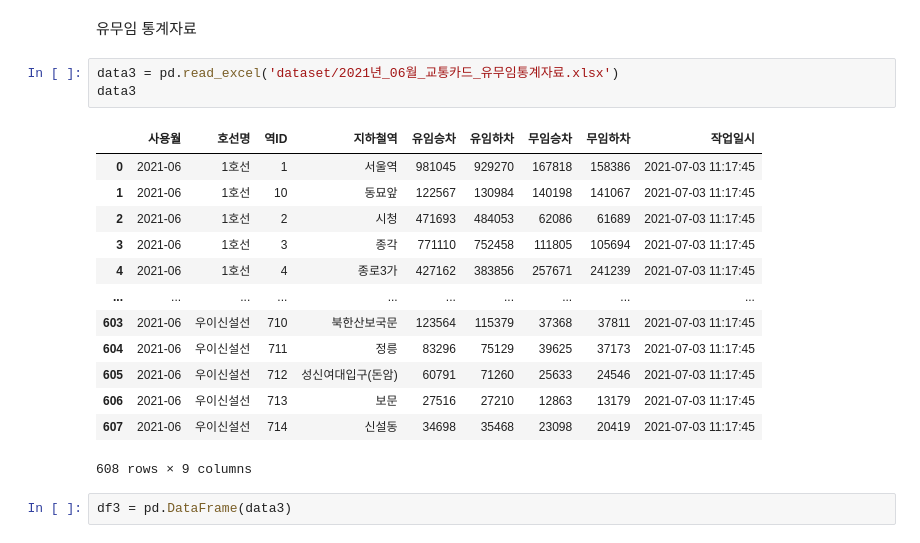
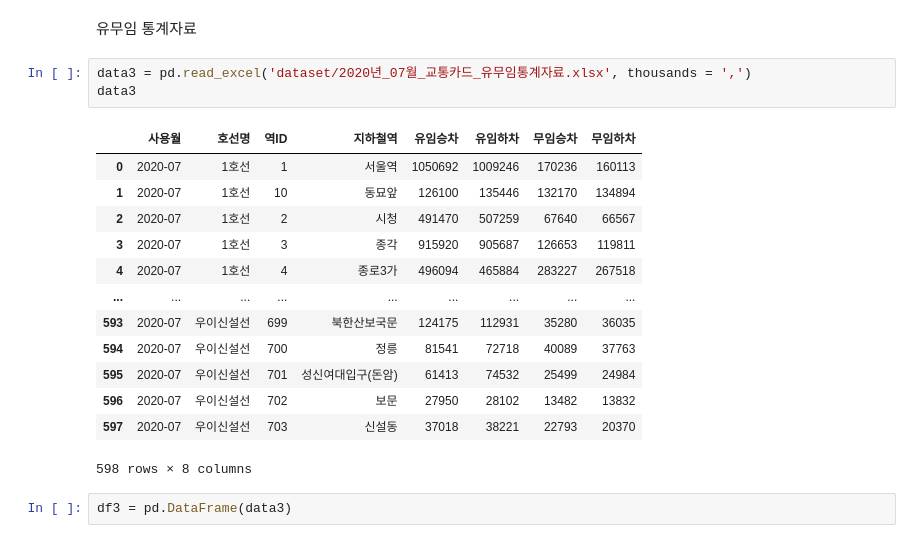
Before and after one commit to Sparkling-data/Subway, a Jupyter notebook: 전처리/공공데이터 지하철 프로젝트.ipynb, the cells around one changed output. Drawn from its saved outputs; the diff is of its cells as text.

```diff
--- a/전처리/공공데이터 지하철 프로젝트.ipynb
+++ b/전처리/공공데이터 지하철 프로젝트.ipynb
@@ -43,22 +31,22 @@ data2
 # %% [markdown]
 유무임 통계자료
 # %%
-data3 = pd.read_excel('dataset/2021년_06월_교통카드_유무임통계자료.xlsx')
+data3 = pd.read_excel('dataset/2020년_07월_교통카드_유무임통계자료.xlsx', thousands = ',')
 data3
 # %% [output]
-|  | 사용월 | 호선명 | 역ID | 지하철역 | 유임승차 | 유임하차 | 무임승차 | 무임하차 | 작업일시 |
-| 0 | 2021-06 | 1호선 | 1 | 서울역 | 981045 | 929270 | 167818 | 158386 | 2021-07-03 11:17:45 |
-| 1 | 2021-06 | 1호선 | 10 | 동묘앞 | 122567 | 130984 | 140198 | 141067 | 2021-07-03 11:17:45 |
-| 2 | 2021-06 | 1호선 | 2 | 시청 | 471693 | 484053 | 62086 | 61689 | 2021-07-03 11:17:45 |
-| 3 | 2021-06 | 1호선 | 3 | 종각 | 771110 | 752458 | 111805 | 105694 | 2021-07-03 11:17:45 |
-| 4 | 2021-06 | 1호선 | 4 | 종로3가 | 427162 | 383856 | 257671 | 241239 | 2021-07-03 11:17:45 |
-| ... | ... | ... | ... | ... | ... | ... | ... | ... | ... |
-| 603 | 2021-06 | 우이신설선 | 710 | 북한산보국문 | 123564 | 115379 | 37368 | 37811 | 2021-07-03 11:17:45 |
-| 604 | 2021-06 | 우이신설선 | 711 | 정릉 | 83296 | 75129 | 39625 | 37173 | 2021-07-03 11:17:45 |
-| 605 | 2021-06 | 우이신설선 | 712 | 성신여대입구(돈암) | 60791 | 71260 | 25633 | 24546 | 2021-07-03 11:17:45 |
-| 606 | 2021-06 | 우이신설선 | 713 | 보문 | 27516 | 27210 | 12863 | 13179 | 2021-07-03 11:17:45 |
-| 607 | 2021-06 | 우이신설선 | 714 | 신설동 | 34698 | 35468 | 23098 | 20419 | 2021-07-03 11:17:45 |
+|  | 사용월 | 호선명 | 역ID | 지하철역 | 유임승차 | 유임하차 | 무임승차 | 무임하차 |
+| 0 | 2020-07 | 1호선 | 1 | 서울역 | 1050692 | 1009246 | 170236 | 160113 |
+| 1 | 2020-07 | 1호선 | 10 | 동묘앞 | 126100 | 135446 | 132170 | 134894 |
+| 2 | 2020-07 | 1호선 | 2 | 시청 | 491470 | 507259 | 67640 | 66567 |
+| 3 | 2020-07 | 1호선 | 3 | 종각 | 915920 | 905687 | 126653 | 119811 |
+| 4 | 2020-07 | 1호선 | 4 | 종로3가 | 496094 | 465884 | 283227 | 267518 |
+| ... | ... | ... | ... | ... | ... | ... | ... | ... |
+| 593 | 2020-07 | 우이신설선 | 699 | 북한산보국문 | 124175 | 112931 | 35280 | 36035 |
+| 594 | 2020-07 | 우이신설선 | 700 | 정릉 | 81541 | 72718 | 40089 | 37763 |
+| 595 | 2020-07 | 우이신설선 | 701 | 성신여대입구(돈암) | 61413 | 74532 | 25499 | 24984 |
+| 596 | 2020-07 | 우이신설선 | 702 | 보문 | 27950 | 28102 | 13482 | 13832 |
+| 597 | 2020-07 | 우이신설선 | 703 | 신설동 | 37018 | 38221 | 22793 | 20370 |
-608 rows × 9 columns
+598 rows × 8 columns
 # %%
 df3 = pd.DataFrame(data3)
 # %% [markdown]
```
Also changed, not shown: parts of 38 cells of this notebook.
